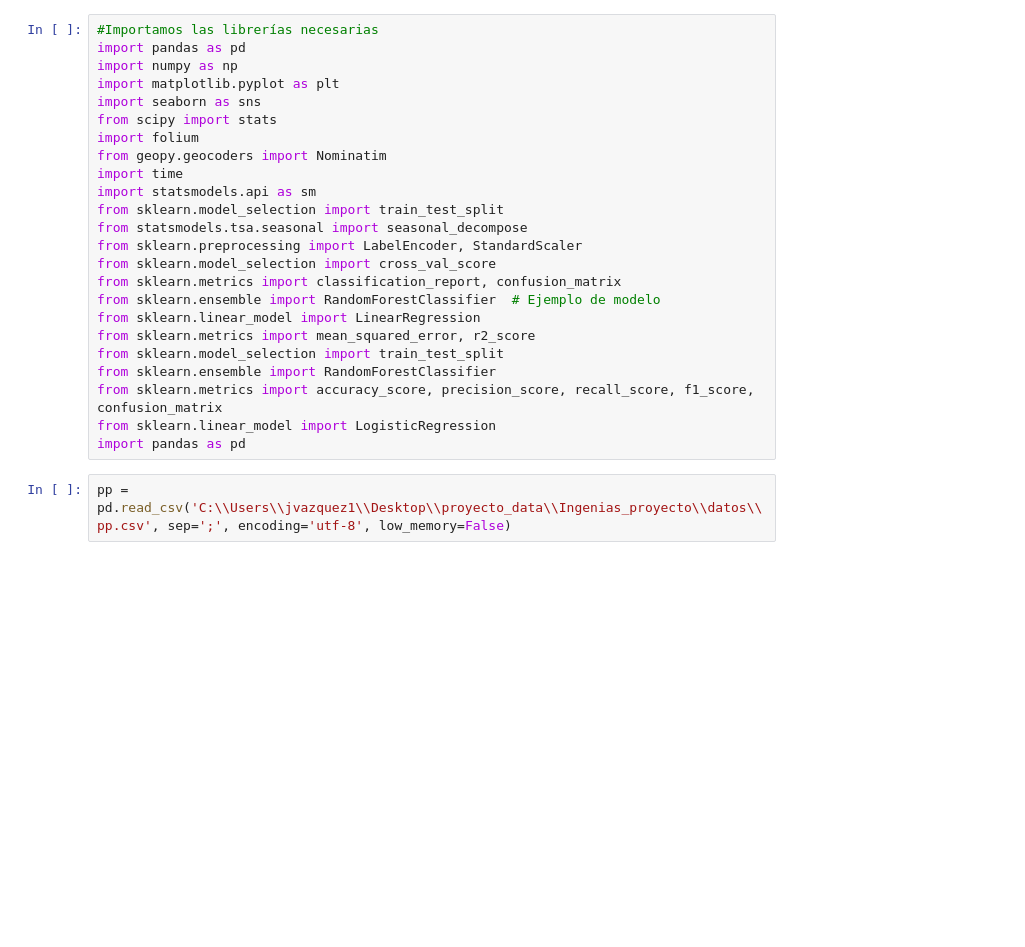
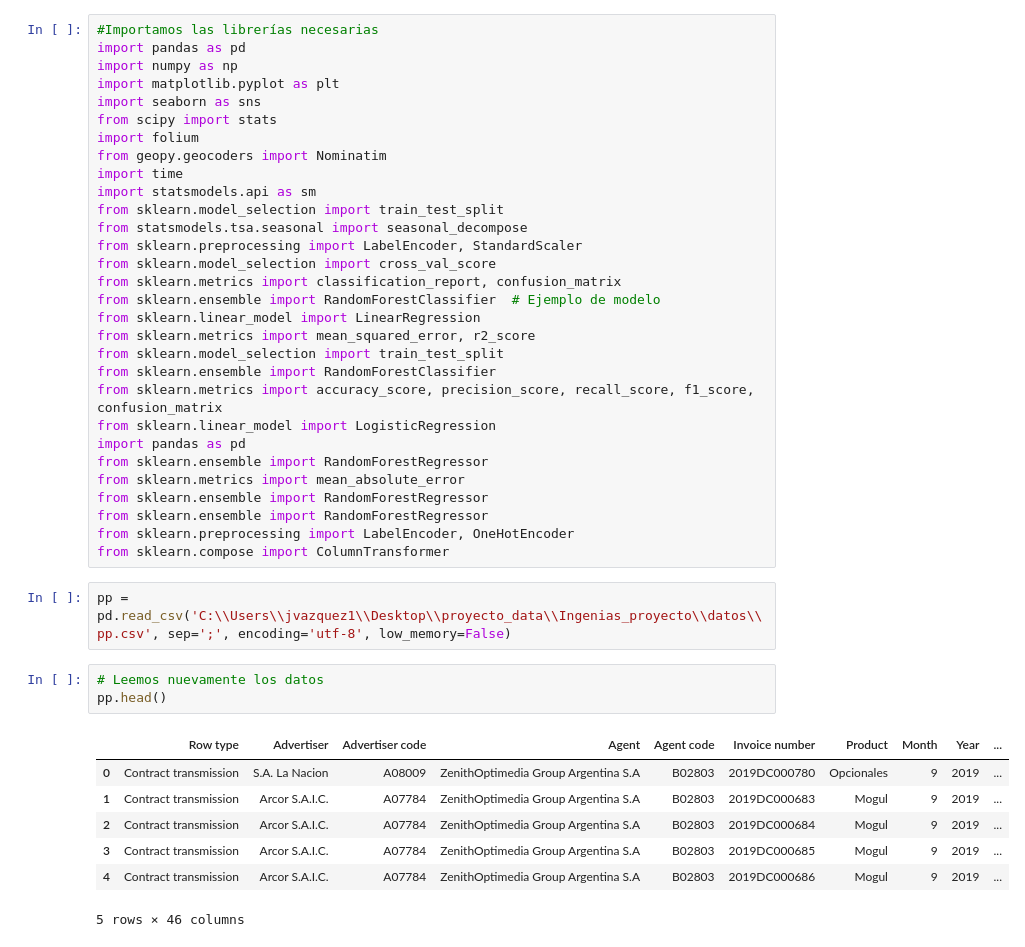
Before and after one commit to johvazquez/Ingenias_proyecto, a Jupyter notebook: notebooks/clasificacion.ipynb, the cells around one changed output. Saved outputs shown, nothing was run; the diff lists cells and outputs as text; blank space fills up the shorter version.

```diff
--- a/notebooks/clasificacion.ipynb
+++ b/notebooks/clasificacion.ipynb
@@ -22,5 +22,22 @@ from sklearn.ensemble import RandomForestClassifier
 from sklearn.metrics import accuracy_score, precision_score, recall_score, f1_score, confusion_matrix
 from sklearn.linear_model import LogisticRegression
 import pandas as pd
+from sklearn.ensemble import RandomForestRegressor
+from sklearn.metrics import mean_absolute_error
+from sklearn.ensemble import RandomForestRegressor
+from sklearn.ensemble import RandomForestRegressor
+from sklearn.preprocessing import LabelEncoder, OneHotEncoder
+from sklearn.compose import ColumnTransformer
 # %%
 pp = pd.read_csv('C:\\Users\\jvazquez1\\Desktop\\proyecto_data\\Ingenias_proyecto\\datos\\pp.csv', sep=';', encoding='utf-8', low_memory=False)
+# %%
+# Leemos nuevamente los datos
+pp.head()
+# %% [output]
+|  | Row type | Advertiser | Advertiser code | Agent | Agent code | Invoice number | Product | Month | Year | ... |
+| 0 | Contract transmission | S.A. La Nacion | A08009 | ZenithOptimedia Group Argentina S.A | B02803 | 2019DC000780 | Opcionales | 9 | 2019 | ... |
+| 1 | Contract transmission | Arcor S.A.I.C. | A07784 | ZenithOptimedia Group Argentina S.A | B02803 | 2019DC000683 | Mogul | 9 | 2019 | ... |
+| 2 | Contract transmission | Arcor S.A.I.C. | A07784 | ZenithOptimedia Group Argentina S.A | B02803 | 2019DC000684 | Mogul | 9 | 2019 | ... |
+| 3 | Contract transmission | Arcor S.A.I.C. | A07784 | ZenithOptimedia Group Argentina S.A | B02803 | 2019DC000685 | Mogul | 9 | 2019 | ... |
+| 4 | Contract transmission | Arcor S.A.I.C. | A07784 | ZenithOptimedia Group Argentina S.A | B02803 | 2019DC000686 | Mogul | 9 | 2019 | ... |
+5 rows × 46 columns
```
Also changed, not shown: parts of 28 cells of this notebook, 3 other files.
